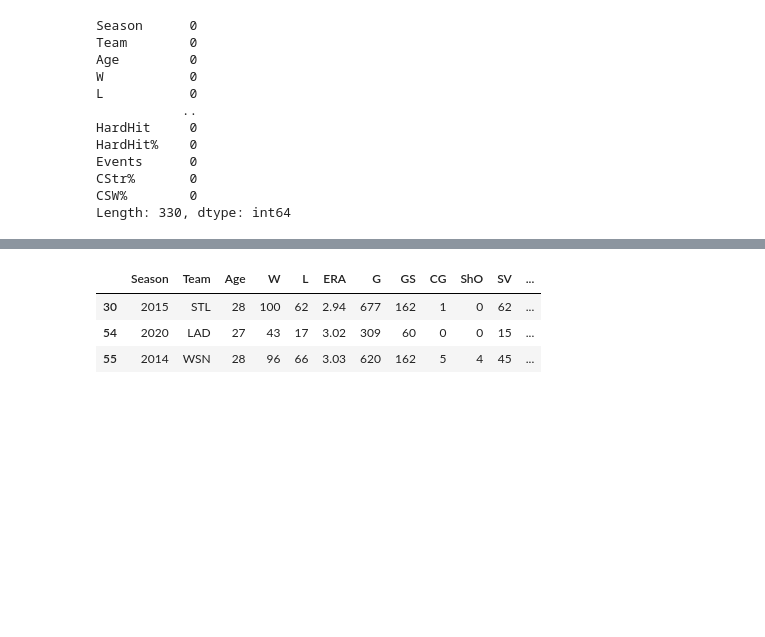
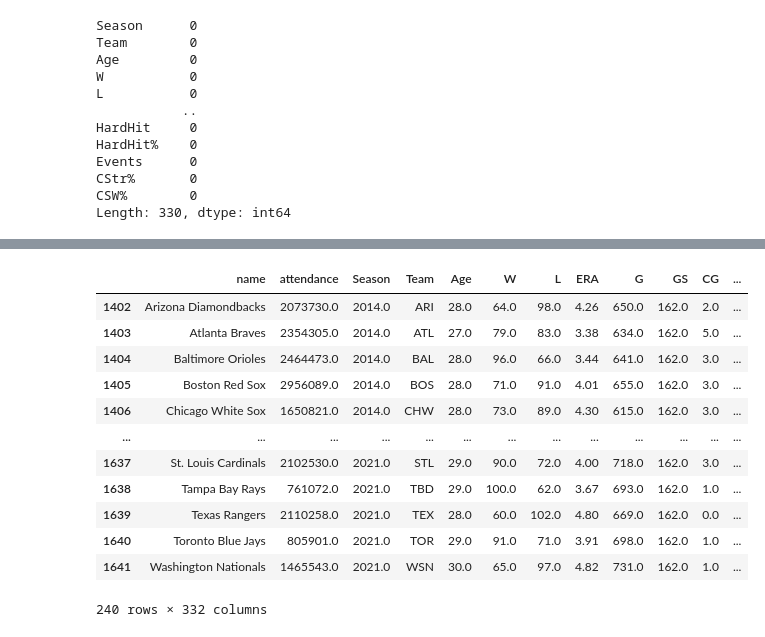
Before and after one commit to eric8395/baseball-analytics, a Jupyter notebook: Data Cleaning - Teams.ipynb, the cells around one changed output, grey strips where cells are left out. Cells and saved outputs as stored; diff of their text form; code cells hidden in the pictures; blank space fills up the shorter version.

```diff
--- a/Data Cleaning - Teams.ipynb
+++ b/Data Cleaning - Teams.ipynb
@@ -481,0 +783,8 @@ team_pitching_adv.head(3)
+# %%
+# team names to replace
+replacement_names = {'CAL':'ANA', 'MIA':'FLA', 'KCA':'KCR',
+                     'LAA':'ANA', 'MON':'WSN', 'TBR':'TBD', 'WAS':'WSN'}
+
+
+# rename team_batting_basic Team to match with attendance
+team_pitching_adv['Team'] = team_pitching_adv['Team'].replace(replacement_names)
@@ -568,3 +883,9 @@ Events      0
 CStr%       0
 CSW%        0
 Length: 330, dtype: int64
+# %%
+# join attendance onto main batting/pitching table (left join)
+team_pitching_adv = pd.merge(attendance, team_pitching_adv,
+                          how='left',
+                          left_on=['yearID','franchID'],
+                          right_on=['Season','Team'])
@@ -570,0 +916,2 @@ Length: 330, dtype: int64
+# %%
+team_pitching_adv = team_pitching_adv.dropna()
@@ -571,11 +933,29 @@ Length: 330, dtype: int64
+# %%
+# drop the extra columns during merge
+team_pitching_adv = team_pitching_adv.drop(columns = ['yearID',
+                                                          'franchID',
+                                                          'W_x',
+                                                          'L_x'])
+
+team_pitching_adv = team_pitching_adv.rename(columns = {'W_y': 'W',
+                                                        'L_y': 'L'})
 # %%
 # final check
-team_pitching_adv.head(3)
+team_pitching_adv
 # %% [output]
-|  | Season | Team | Age | W | L | ERA | G | GS | CG | ShO | SV | ... |
-| 30 | 2015 | STL | 28 | 100 | 62 | 2.94 | 677 | 162 | 1 | 0 | 62 | ... |
-| 54 | 2020 | LAD | 27 | 43 | 17 | 3.02 | 309 | 60 | 0 | 0 | 15 | ... |
-| 55 | 2014 | WSN | 28 | 96 | 66 | 3.03 | 620 | 162 | 5 | 4 | 45 | ... |
+|  | name | attendance | Season | Team | Age | W | L | ERA | G | GS | CG | ... |
+| 1402 | Arizona Diamondbacks | 2073730.0 | 2014.0 | ARI | 28.0 | 64.0 | 98.0 | 4.26 | 650.0 | 162.0 | 2.0 | ... |
+| 1403 | Atlanta Braves | 2354305.0 | 2014.0 | ATL | 27.0 | 79.0 | 83.0 | 3.38 | 634.0 | 162.0 | 5.0 | ... |
+| 1404 | Baltimore Orioles | 2464473.0 | 2014.0 | BAL | 28.0 | 96.0 | 66.0 | 3.44 | 641.0 | 162.0 | 3.0 | ... |
+| 1405 | Boston Red Sox | 2956089.0 | 2014.0 | BOS | 28.0 | 71.0 | 91.0 | 4.01 | 655.0 | 162.0 | 3.0 | ... |
+| 1406 | Chicago White Sox | 1650821.0 | 2014.0 | CHW | 28.0 | 73.0 | 89.0 | 4.30 | 615.0 | 162.0 | 3.0 | ... |
+| ... | ... | ... | ... | ... | ... | ... | ... | ... | ... | ... | ... | ... |
+| 1637 | St. Louis Cardinals | 2102530.0 | 2021.0 | STL | 29.0 | 90.0 | 72.0 | 4.00 | 718.0 | 162.0 | 3.0 | ... |
+| 1638 | Tampa Bay Rays | 761072.0 | 2021.0 | TBD | 29.0 | 100.0 | 62.0 | 3.67 | 693.0 | 162.0 | 1.0 | ... |
+| 1639 | Texas Rangers | 2110258.0 | 2021.0 | TEX | 28.0 | 60.0 | 102.0 | 4.80 | 669.0 | 162.0 | 0.0 | ... |
+| 1640 | Toronto Blue Jays | 805901.0 | 2021.0 | TOR | 29.0 | 91.0 | 71.0 | 3.91 | 698.0 | 162.0 | 1.0 | ... |
+| 1641 | Washington Nationals | 1465543.0 | 2021.0 | WSN | 30.0 | 65.0 | 97.0 | 4.82 | 731.0 | 162.0 | 1.0 | ... |
+240 rows × 332 columns
 # %%
 # save as csv
 path = "Data/"
```
Also changed, not shown: parts of 57 cells of this notebook, 9 other files.
